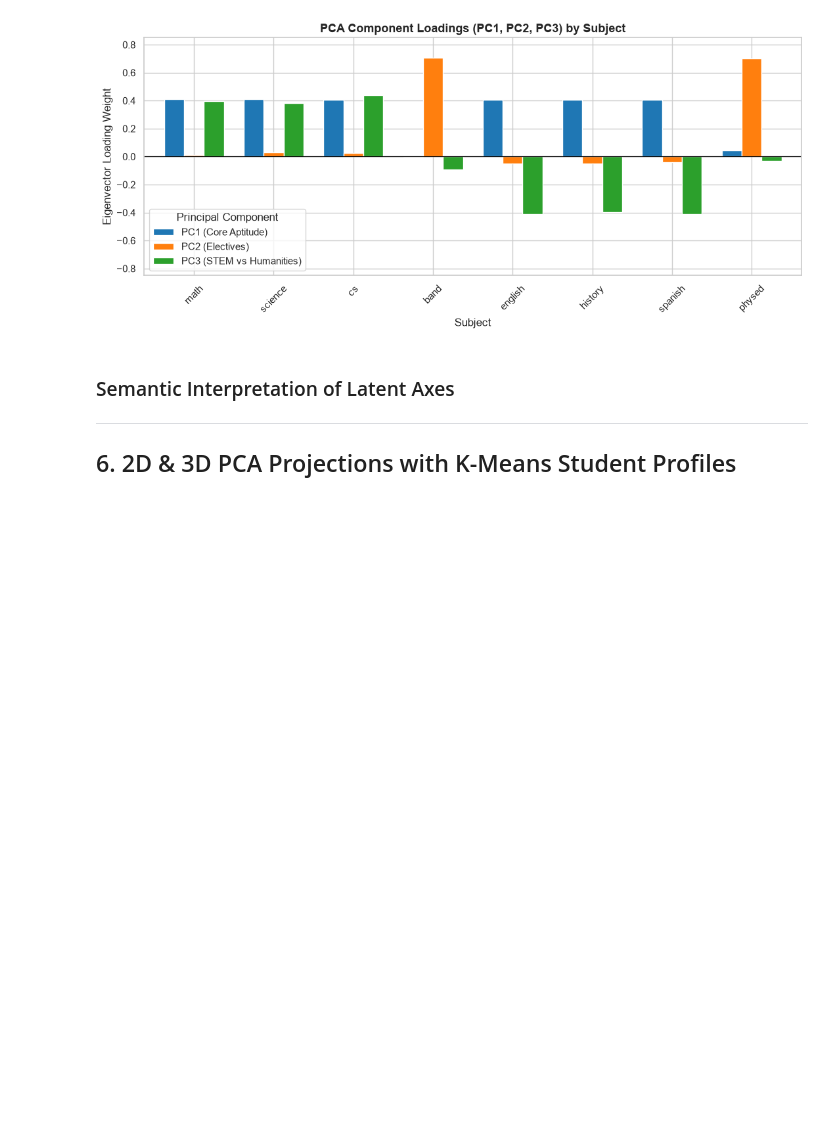
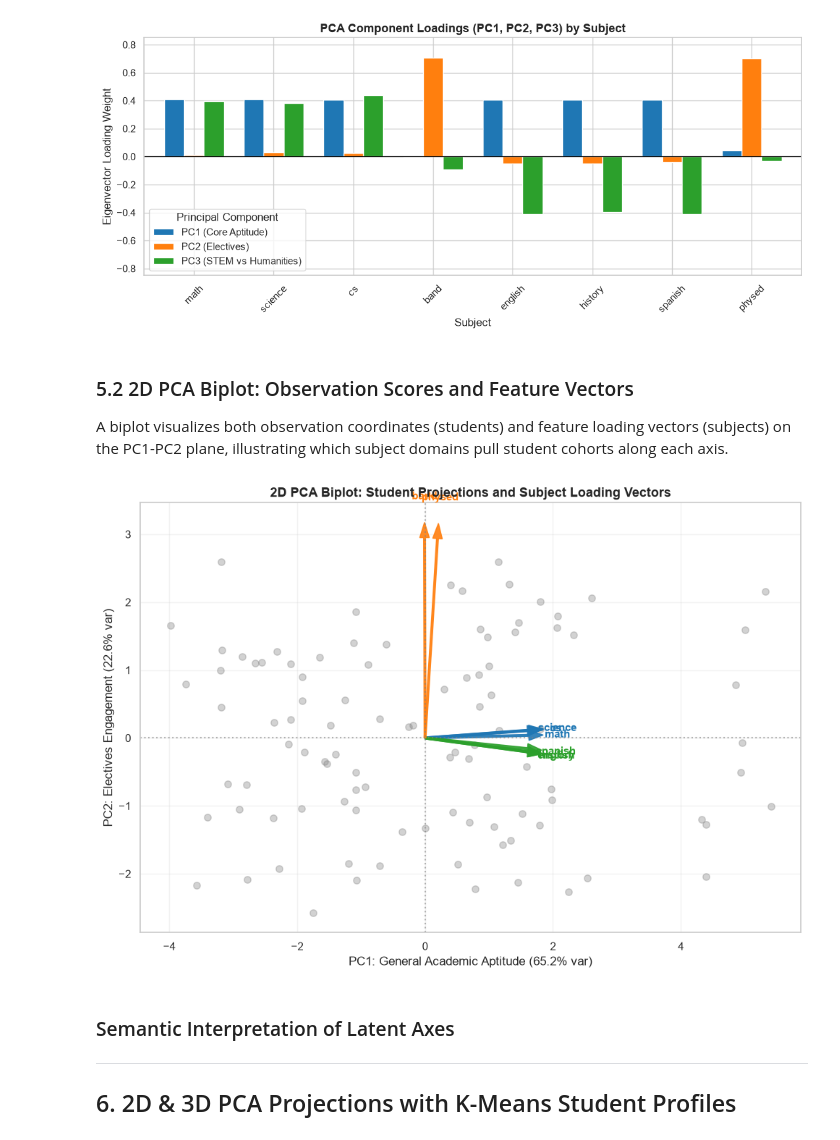
Before and after one commit to imrup9/Dimensionality-Reduction, a Jupyter notebook: 02_PCA_Analysis.ipynb, the cells around one changed output. Cells and saved outputs as stored; diff of their text form; code cells hidden in the pictures; blank space fills up the shorter version.

```diff
--- a/02_PCA_Analysis.ipynb
+++ b/02_PCA_Analysis.ipynb
@@ -248,6 +280,37 @@ history                0.408           -0.052                    -0.397
 spanish                0.406           -0.040                    -0.411
 physed                 0.047            0.702                    -0.031
 [figure]
+# %% [markdown]
+### 5.2 2D PCA Biplot: Observation Scores and Feature Vectors
+A biplot visualizes both observation coordinates (students) and feature loading vectors (subjects) on the PC1-PC2 plane, illustrating which subject domains pull student cohorts along each axis.
+# %%
+# 2D PCA Biplot (PC1 vs PC2)
+fig, ax = plt.subplots(figsize=(10, 7))
+# Scatter observations
+ax.scatter(X_pca_full[:, 0], X_pca_full[:, 1], alpha=0.35, color="#7f7f7f", s=45, label="Students")
+# Domain color mapping
+domain_colors = {
+    "math": "#1f77b4", "science": "#1f77b4", "cs": "#1f77b4",
+    "english": "#2ca02c", "history": "#2ca02c", "spanish": "#2ca02c",
+    "band": "#ff7f0e", "physed": "#ff7f0e"
+}
+scale_factor = 4.5
+for i, subject in enumerate(SUBJECTS):
+    v1 = loadings_df.iloc[i, 0] * scale_factor
+    v2 = loadings_df.iloc[i, 1] * scale_factor
+    color = domain_colors[subject]
+    ax.arrow(0, 0, v1, v2, color=color, alpha=0.9, width=0.03, head_width=0.15, length_includes_head=True)
+    ax.text(v1 * 1.12, v2 * 1.12, subject, color=color, fontweight="bold", fontsize=11, ha="center", va="center")
+ax.axhline(0, color="gray", linestyle=":", alpha=0.6)
+ax.axvline(0, color="gray", linestyle=":", alpha=0.6)
+ax.set_title("2D PCA Biplot: Student Projections and Subject Loading Vectors", fontsize=13, fontweight="bold")
+ax.set_xlabel(f"PC1: General Academic Aptitude ({explained_var_pct[0]:.1f}% var)")
+ax.set_ylabel(f"PC2: Electives Engagement ({explained_var_pct[1]:.1f}% var)")
+ax.grid(alpha=0.25)
+plt.tight_layout()
+plt.show()
+# %% [output]
+[figure, added]
 # %% [markdown]
 ### Semantic Interpretation of Latent Axes
 ---
```
Also changed, not shown: parts of 5 cells of this notebook, 5 other files.
